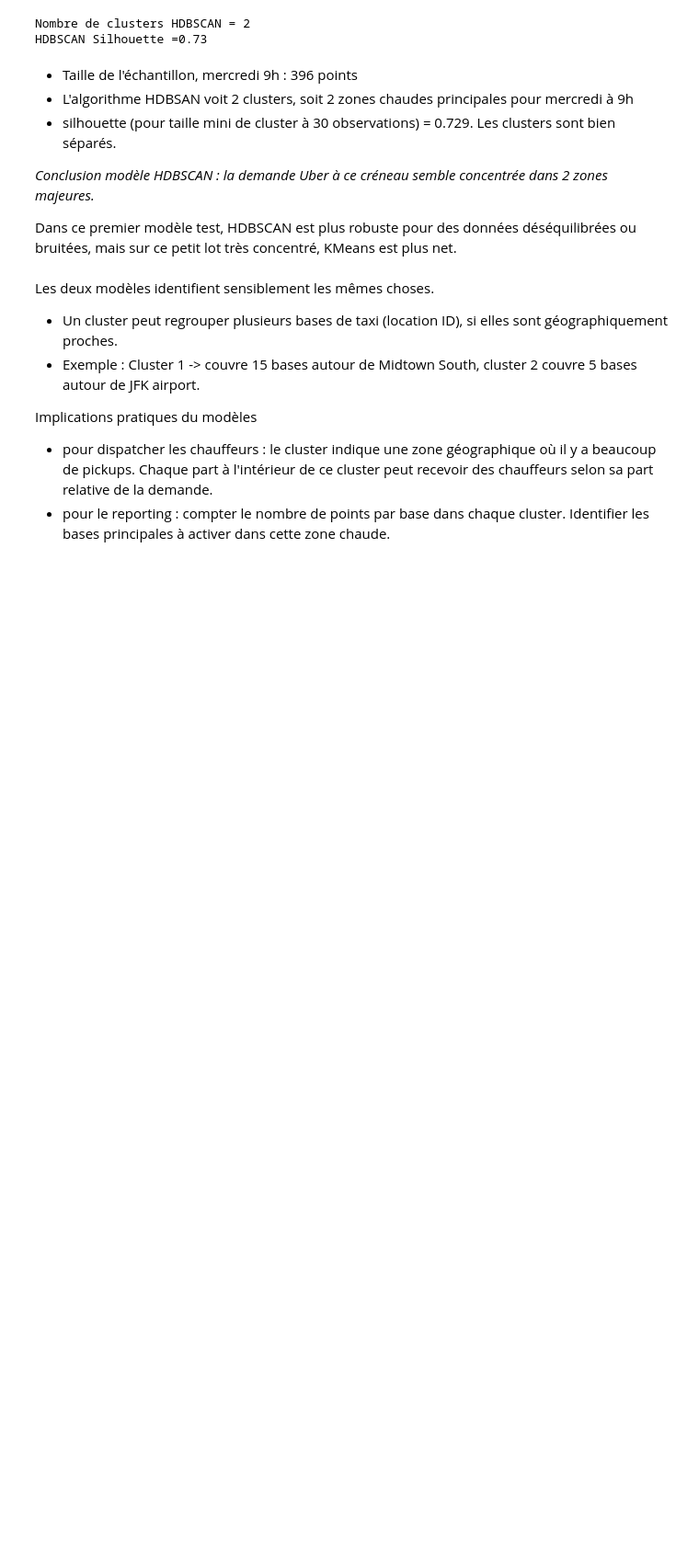
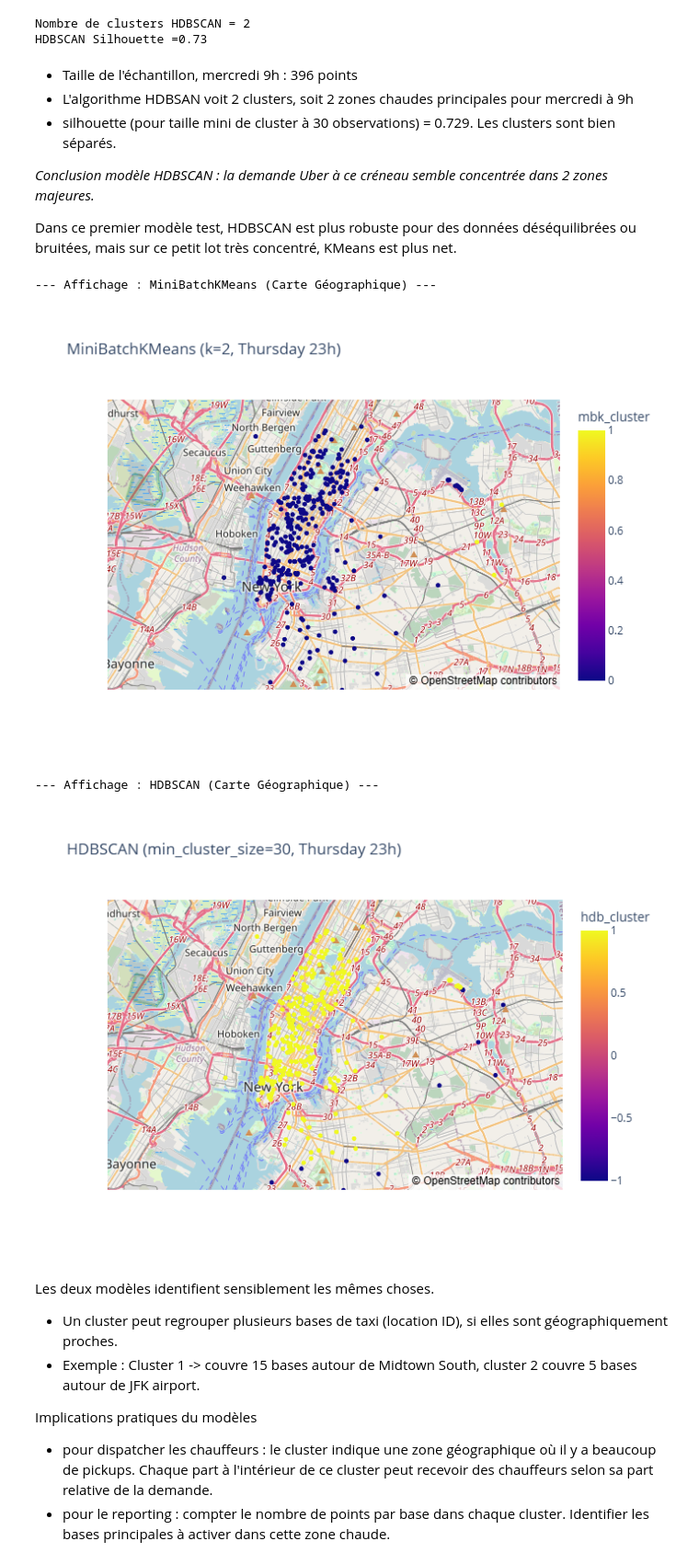
Before and after one commit to nlefort/JEDHA, a Jupyter notebook: PROJETS/06.ML_non_supervise/Best_place_to_be.ipynb, the cells around one changed output. Shown at 92% size. Saved outputs shown, nothing was run; the diff lists cells and outputs as text; code cells hidden in the pictures; blank space fills up the shorter version.

Commit message:
maj_cartes

```diff
--- a/PROJETS/06.ML_non_supervise/Best_place_to_be.ipynb
+++ b/PROJETS/06.ML_non_supervise/Best_place_to_be.ipynb
@@ -381,50 +381,50 @@ HDBSCAN Silhouette =0.73
 Dans ce premier modèle test,
 HDBSCAN est plus robuste pour des données déséquilibrées ou bruitées, mais sur ce petit lot très concentré, KMeans est plus net.
 # %%
-# Visualisation des clusters
+# --- Définition des chemins des fichiers PNG ---
+png_path_1 = "fig_1_test_MiniBatchKMeans_wednesday_9h.png"
+png_path_2 = "fig_2_test_HDBSCAN_wednesday_9h.png"
+
+# --- MiniBatchKMeans ---
 fig1 = px.scatter_map(
     df_batch_test,
     lat="Lat",
     lon="Lon",
     color="mbk_cluster",
     zoom=10,
     map_style="carto-positron",
     title=f"MiniBatchKMeans (k={best_k}, {day} {hour}h)",
 )
 fig1.write_html(
-    "fig_1_test_MiniBatchKMeans_wednesday_9h_map.html"
-)  # export interactif
+    "fig_1_test_MiniBatchKMeans_wednesday_9h.html"
+) # Export interactif
+fig1.write_image(png_path_1) # Export PNG statique pour GitHub
 
-fig1_preview = px.scatter(
-    df_batch_test,
-    x="Lon",
-    y="Lat",
-    color="mbk_cluster",
-    title="MiniBatchKMeans - aperçu rapide",
-)
-fig1_preview.show()
+print(f"--- Affichage : MiniBatchKMeans (Carte Géographique) ---")
+display(Image(filename=png_path_1)) # Affiche le PNG que nous venons de créer
 
+# --- HDBSCAN ---
 fig2 = px.scatter_map(
     df_batch_test,
     lat="Lat",
     lon="Lon",
     color="hdb_cluster",
     zoom=10,
     map_style="carto-positron",
     title=f"HDBSCAN (min_cluster_size=30, {day} {hour}h)",
 )
 fig2.write_html(
-    "fig_2_test_HDBSCAN_wednesday_9h_map.html"
-)  # export interactif
+    "fig_2_test_HDBSCAN_wednesday_9h.html"
+) # Export interactif
+fig2.write_image(png_path_2) # Export PNG statique pour GitHub
 
-fig2_preview = px.scatter(
-    df_batch_test,
-    x="Lon",
-    y="Lat",
-    color="hdb_cluster",
-    title="HDBSCAN - aperçu rapide",
-)
-fig2_preview.show()
+print(f"--- Affichage : HDBSCAN (Carte Géographique) ---")
+display(Image(filename=png_path_2)) # Affiche le PNG que nous venons de créer
+# %% [output]
+--- Affichage : MiniBatchKMeans (Carte Géographique) ---
+[figure, added]
+--- Affichage : HDBSCAN (Carte Géographique) ---
+[figure, added]
 # %% [markdown]
 Les deux modèles identifient sensiblement les mêmes choses.
 * Un cluster peut regrouper plusieurs bases de taxi (location ID), si elles sont géographiquement proches.
```
Also changed, not shown: parts of 2 cells of this notebook, 10 other files.
